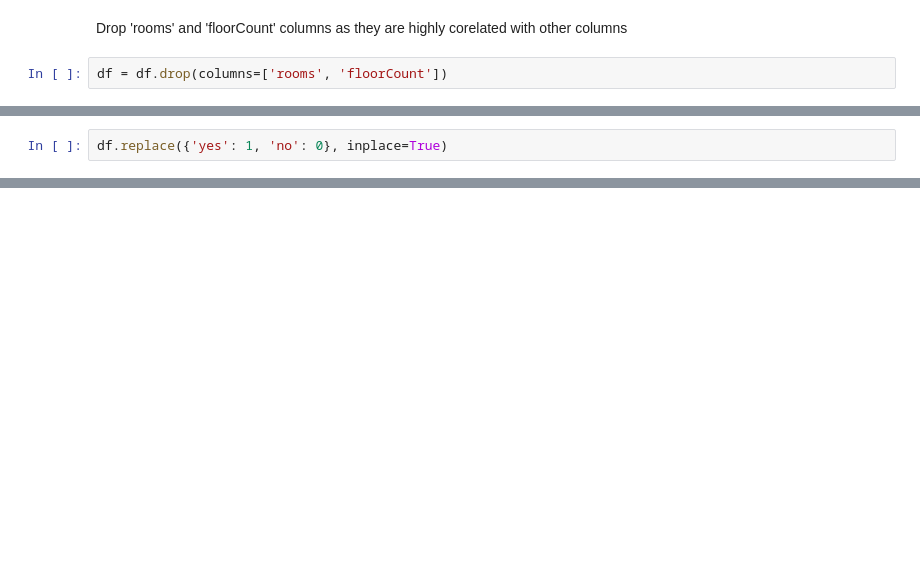
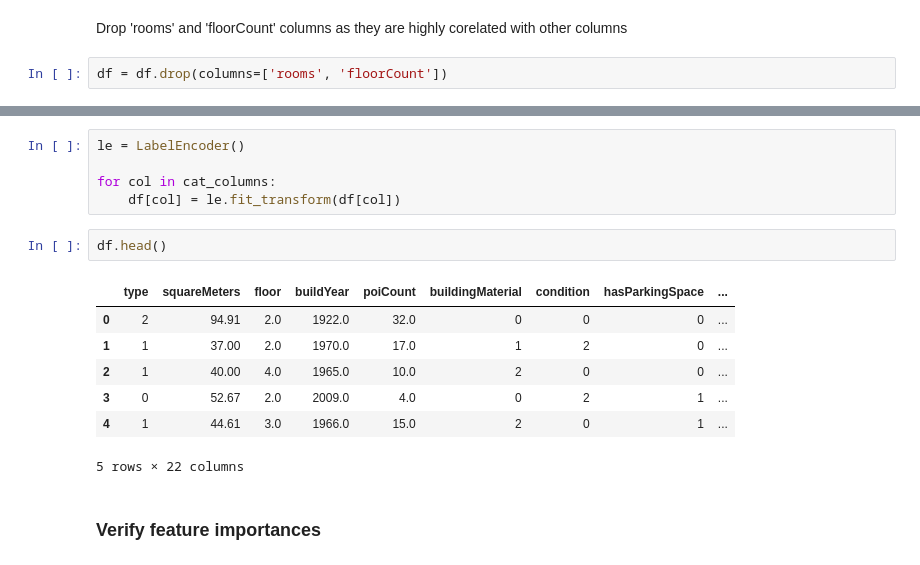
Before and after one commit to turekmagdalena/DataScienceProjects, a Jupyter notebook: Apartment_Prices_in_Poland/notebooks/1_data_and_feature_preparation.ipynb, the cells around one changed output, grey strips where cells are left out. Cells and saved outputs as stored; diff of their text form; blank space fills up the shorter version.

```diff
--- a/Apartment_Prices_in_Poland/notebooks/1_data_and_feature_preparation.ipynb
+++ b/Apartment_Prices_in_Poland/notebooks/1_data_and_feature_preparation.ipynb
@@ -611,2 +438,0 @@ df = df.drop(columns=['rooms', 'floorCount'])
-# %%
-df.replace({'yes': 1, 'no': 0}, inplace=True)
@@ -614,0 +448,17 @@ df.replace({'yes': 1, 'no': 0}, inplace=True)
+# %%
+le = LabelEncoder()
+
+for col in cat_columns:
+    df[col] = le.fit_transform(df[col])
+# %%
+df.head()
+# %% [output]
+|  | type | squareMeters | floor | buildYear | poiCount | buildingMaterial | condition | hasParkingSpace | ... |
+| 0 | 2 | 94.91 | 2.0 | 1922.0 | 32.0 | 0 | 0 | 0 | ... |
+| 1 | 1 | 37.00 | 2.0 | 1970.0 | 17.0 | 1 | 2 | 0 | ... |
+| 2 | 1 | 40.00 | 4.0 | 1965.0 | 10.0 | 2 | 0 | 0 | ... |
+| 3 | 0 | 52.67 | 2.0 | 2009.0 | 4.0 | 0 | 2 | 1 | ... |
+| 4 | 1 | 44.61 | 3.0 | 1966.0 | 15.0 | 2 | 0 | 1 | ... |
+5 rows × 22 columns
+# %% [markdown]
+### Verify feature importances
```
Also changed, not shown: parts of 57 cells of this notebook.
